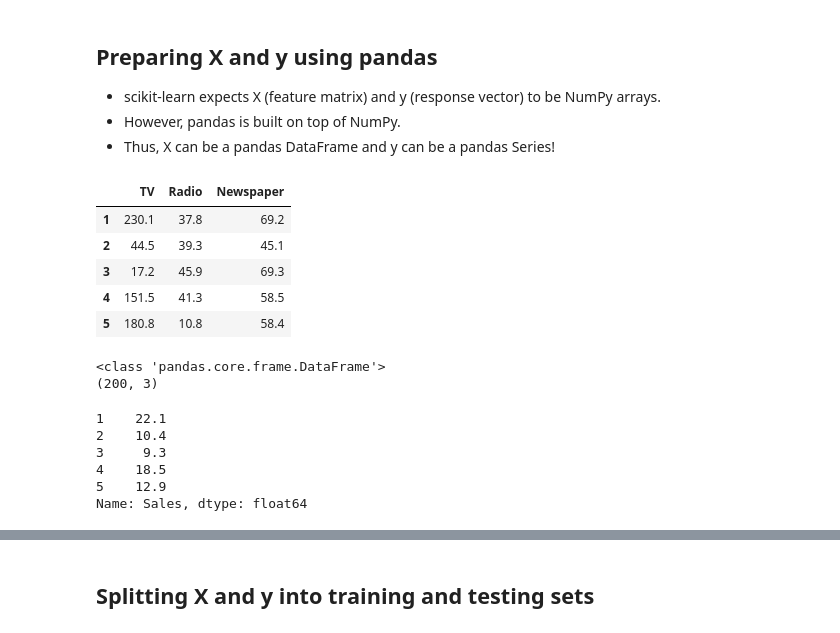
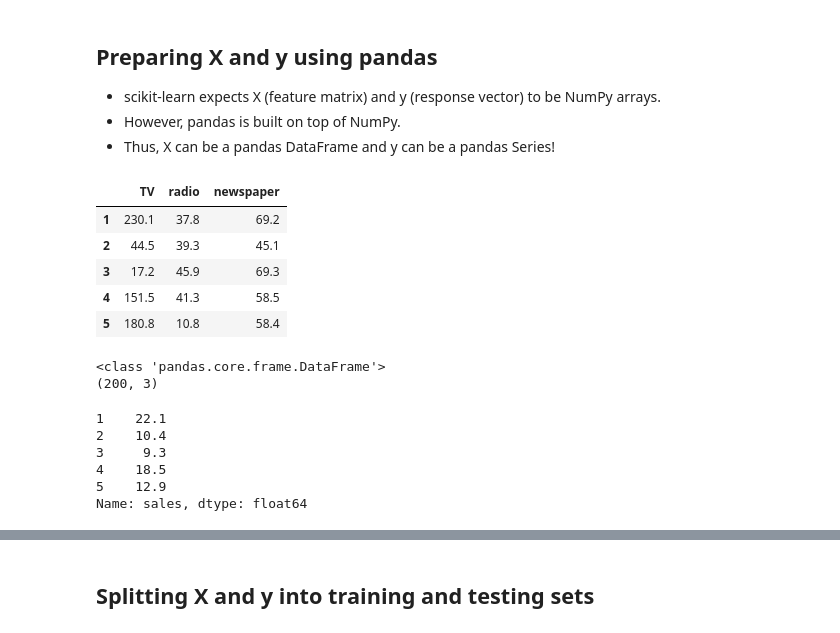
Before and after one commit to rjc89/DS_coursework, a Jupyter notebook: sklearn_tutorials/06_linear_regression.ipynb, the cells around one changed output, grey strips where cells are left out. Cells and saved outputs as stored; diff of their text form; code cells hidden in the pictures.

```diff
--- a/sklearn_tutorials/06_linear_regression.ipynb
+++ b/sklearn_tutorials/06_linear_regression.ipynb
@@ -117,19 +133,25 @@ The $\beta$ values are called the **model coefficients**. These values are "lear
 - However, pandas is built on top of NumPy.
 - Thus, X can be a pandas DataFrame and y can be a pandas Series!
 # %%
-# create a Python list of feature names
-feature_cols = ['TV', 'Radio', 'Newspaper']
+# # create a Python list of feature names
+# feature_cols = ['TV', 'Radio', 'Newspaper']
 
-# use the list to select a subset of the original DataFrame
+# # use the list to select a subset of the original DataFrame
+# X = data[feature_cols]
+
+# # equivalent command to do this in one line
+# X = data[['TV', 'Radio', 'Newspaper']]
+
+# # print the first 5 rows
+# X.head()
+
+feature_cols = ['TV', 'radio', 'newspaper']
+
 X = data[feature_cols]
 
-# equivalent command to do this in one line
-X = data[['TV', 'Radio', 'Newspaper']]
-
-# print the first 5 rows
 X.head()
 # %% [output]
-|  | TV | Radio | Newspaper |
+|  | TV | radio | newspaper |
 | 1 | 230.1 | 37.8 | 69.2 |
 | 2 | 44.5 | 39.3 | 45.1 |
 | 3 | 17.2 | 45.9 | 69.3 |
@@ -143,13 +169,17 @@ print(X.shape)
 <class 'pandas.core.frame.DataFrame'>
 (200, 3)
 # %%
-# select a Series from the DataFrame
-y = data['Sales']
+# # select a Series from the DataFrame
+# y = data['Sales']
 
-# equivalent command that works if there are no spaces in the column name
-y = data.Sales
+# # equivalent command that works if there are no spaces in the column name
+# y = data.Sales
 
-# print the first 5 values
+# # print the first 5 values
+# y.head()
+
+y = data['sales']
+
 y.head()
 # %% [output]
 1    22.1
@@ -157,5 +187,5 @@ y.head()
 3     9.3
 4    18.5
 5    12.9
-Name: Sales, dtype: float64
+Name: sales, dtype: float64
 # %%
```
Also changed, not shown: parts of 20 cells of this notebook, 42 other files.
